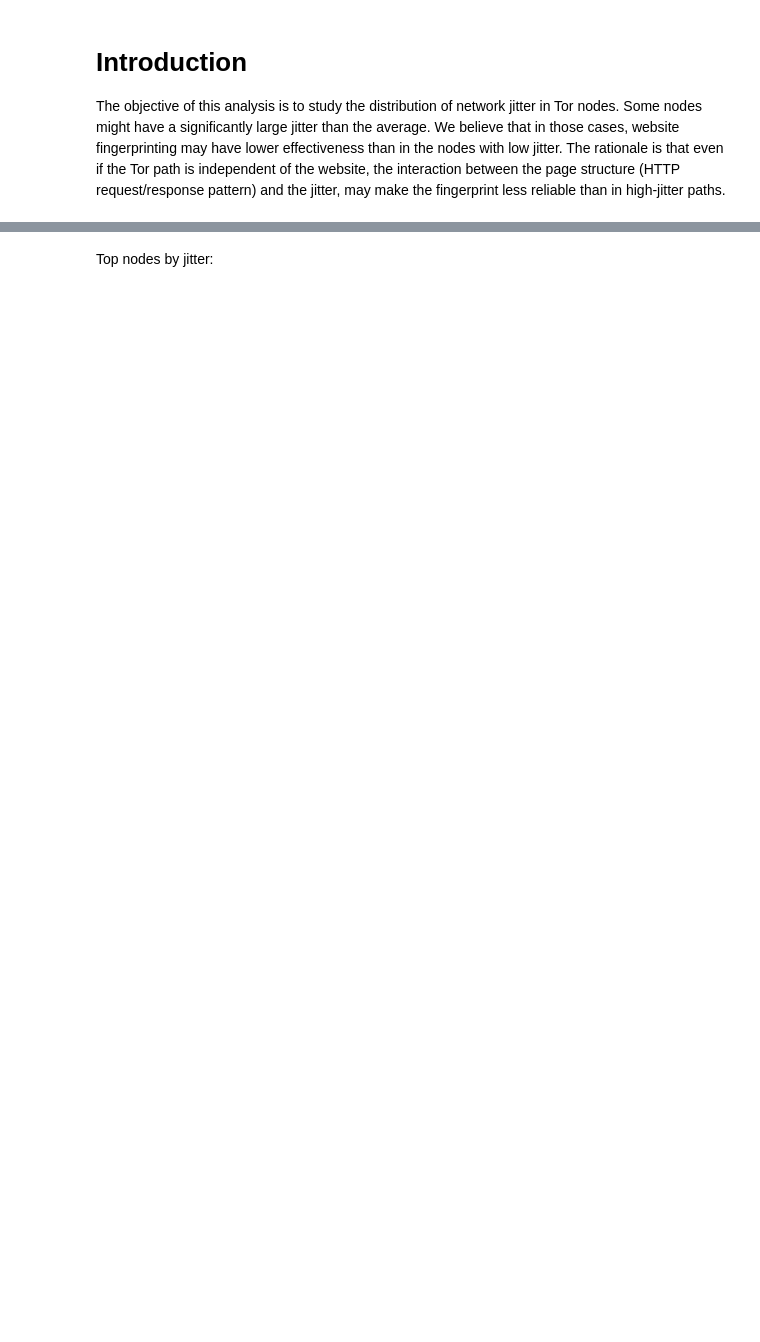
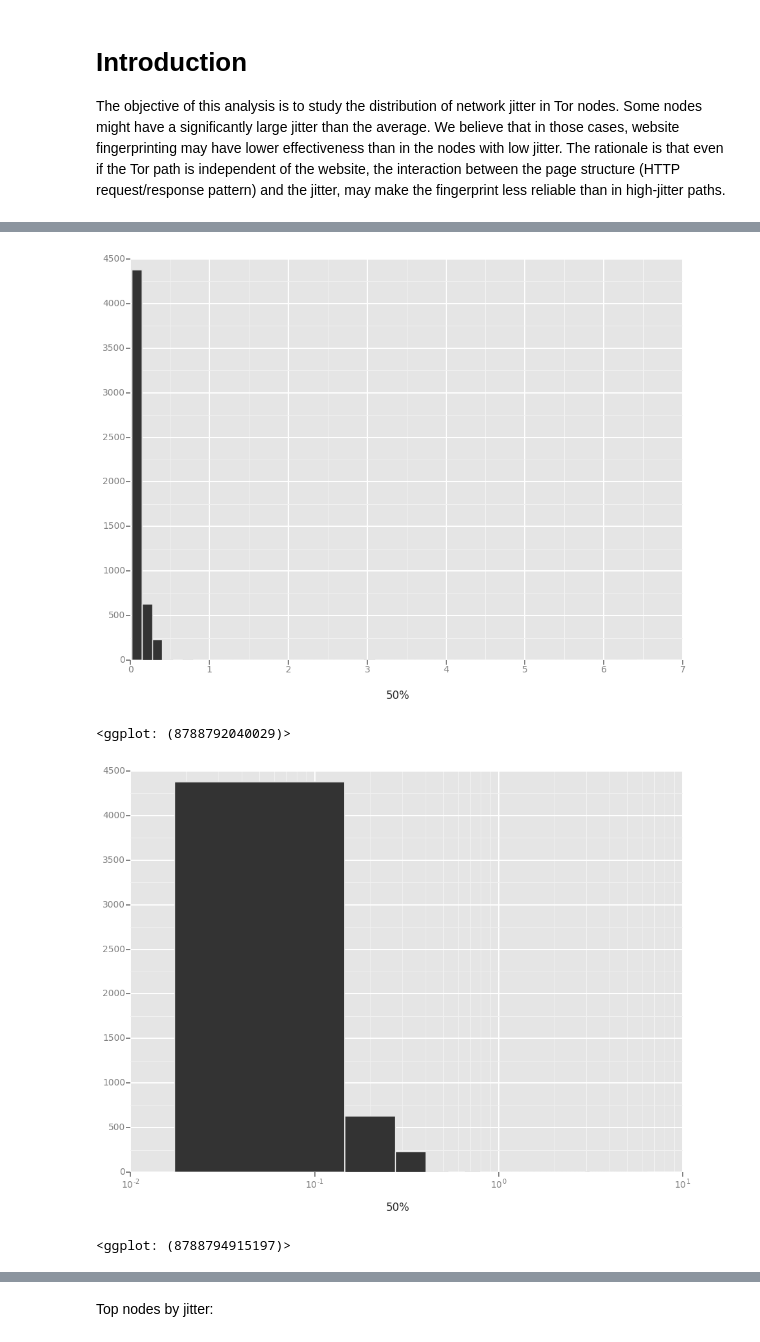
Before and after one commit to mjuarezm/entrystats, a Jupyter notebook: stats_analysis.ipynb, the cells around one changed output, grey strips where cells are left out. Cells and saved outputs as stored; diff of their text form; code cells hidden in the pictures; blank space fills up the shorter version.

```diff
--- a/stats_analysis.ipynb
+++ b/stats_analysis.ipynb
@@ -129,0 +118,10 @@ mean_latencies['mean_latency'].apply(np.log).plot(kind='hist', ax=ax2, figsize=(
+# %%
+# histogram of latencies
+ggplot(lats, aes(x='50%')) + geom_histogram(bins=50)
+
+ggplot(lats, aes(x='50%')) + geom_histogram(bins=50) + scale_x_log()
+# %% [output]
+[figure, added]
+<ggplot: (8788792040029)>
+[figure, added]
+<ggplot: (8788794915197)>
```
Also changed, not shown: parts of 22 cells of this notebook, 2 other files.
